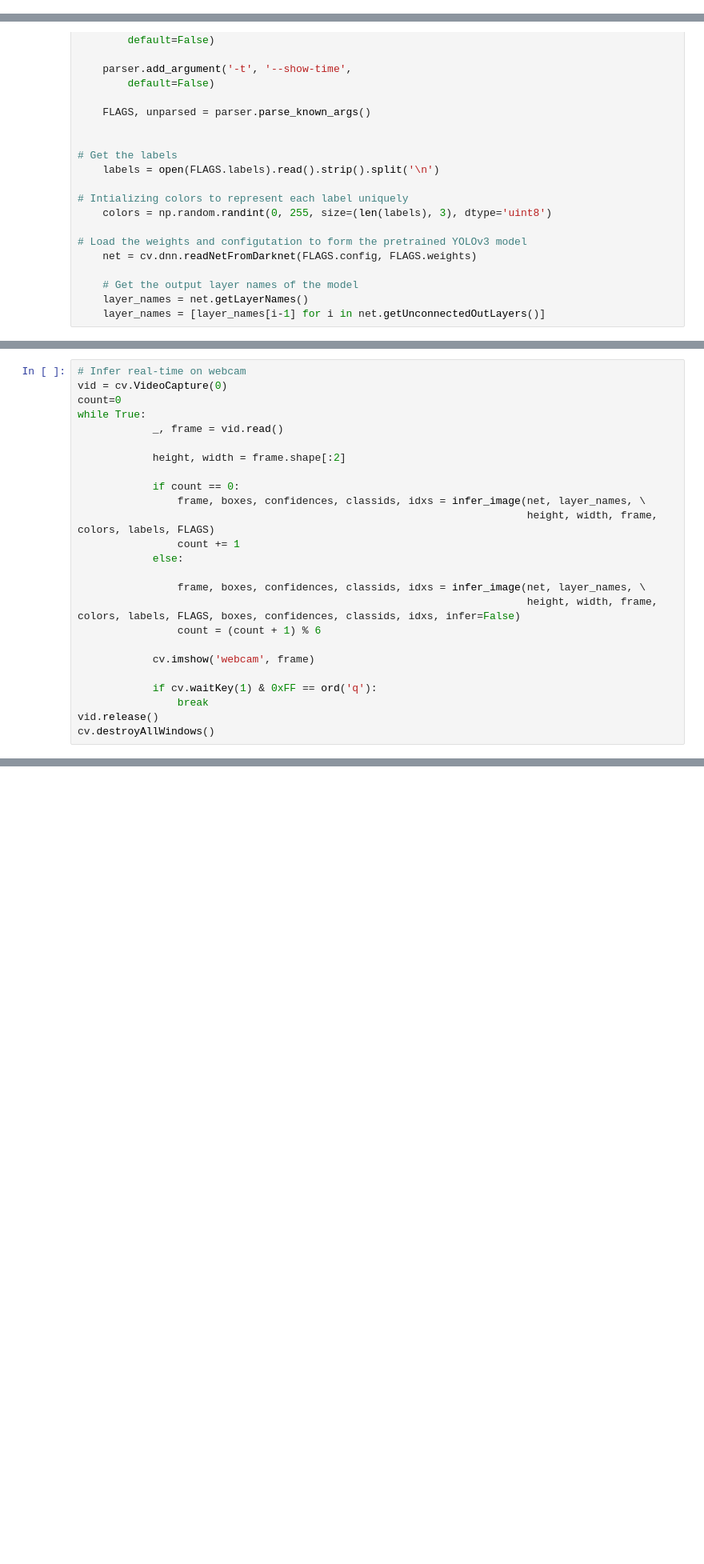
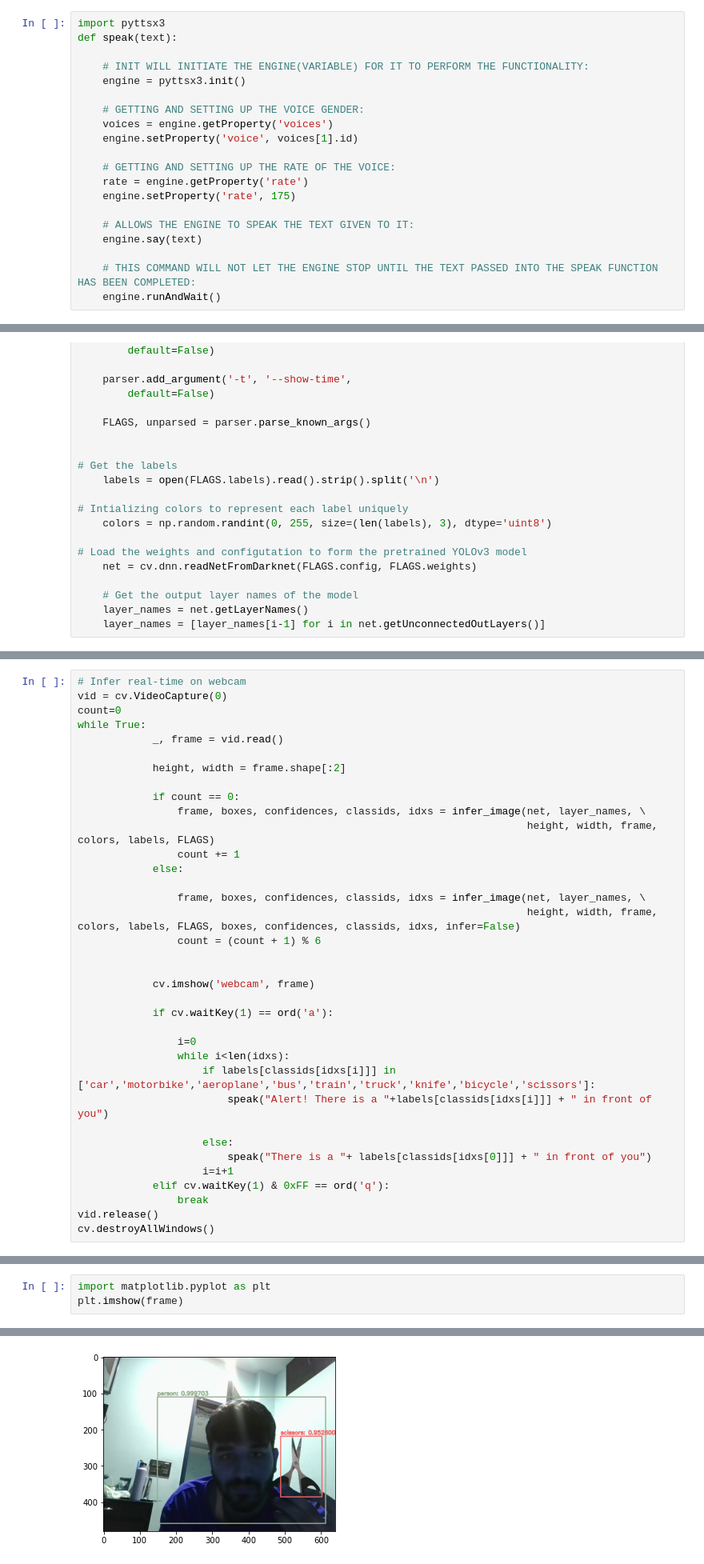
Before and after one commit to deepanshu-jain-01/Object_Recognition_for_Visually_Impaired, a Jupyter notebook: webcam.ipynb, the cells around one changed output, grey strips where cells are left out. Shown at 80% size. Drawn from its saved outputs; the diff is of its cells as text; blank space fills up the shorter version.

Commit message:
Added Harmful Alert Object Feature

```diff
--- a/webcam.ipynb
+++ b/webcam.ipynb
@@ -6,6 +6,26 @@ import subprocess
 import time
 import os
 from yolo_utils import infer_image, show_image
+# %%
+import pyttsx3
+def speak(text):
+
+    # INIT WILL INITIATE THE ENGINE(VARIABLE) FOR IT TO PERFORM THE FUNCTIONALITY:
+    engine = pyttsx3.init()
+
+    # GETTING AND SETTING UP THE VOICE GENDER:
+    voices = engine.getProperty('voices')
+    engine.setProperty('voice', voices[1].id)
+
+    # GETTING AND SETTING UP THE RATE OF THE VOICE:
+    rate = engine.getProperty('rate')
+    engine.setProperty('rate', 175)
+
+    # ALLOWS THE ENGINE TO SPEAK THE TEXT GIVEN TO IT:
+    engine.say(text)
+
+    # THIS COMMAND WILL NOT LET THE ENGINE STOP UNTIL THE TEXT PASSED INTO THE SPEAK FUNCTION HAS BEEN COMPLETED:
+    engine.runAndWait()
 # %%
 FLAGS = []
 
@@ -67,9 +107,20 @@ while True:
                                                                         height, width, frame, colors, labels, FLAGS, boxes, confidences, classids, idxs, infer=False)
                 count = (count + 1) % 6
 
+
             cv.imshow('webcam', frame)
 
-            if cv.waitKey(1) & 0xFF == ord('q'):
+            if cv.waitKey(1) == ord('a'):
+
+                i=0
+                while i<len(idxs):
+                    if labels[classids[idxs[i]]] in ['car','motorbike','aeroplane','bus','train','truck','knife','bicycle','scissors']:
+                        speak("Alert! There is a "+labels[classids[idxs[i]]] + " in front of you")
+
+                    else:
+                        speak("There is a "+ labels[classids[idxs[0]]] + " in front of you")
+                    i=i+1
+            elif cv.waitKey(1) & 0xFF == ord('q'):
                 break
 vid.release()
 cv.destroyAllWindows()
@@ -75,0 +129,4 @@ cv.destroyAllWindows()
+# %%
+import matplotlib.pyplot as plt
+plt.imshow(frame)
+# %% [output]
@@ -75,0 +134 @@ cv.destroyAllWindows()
+[figure, added]
```
Also changed, not shown: parts of 10 cells of this notebook, 3 other files.
